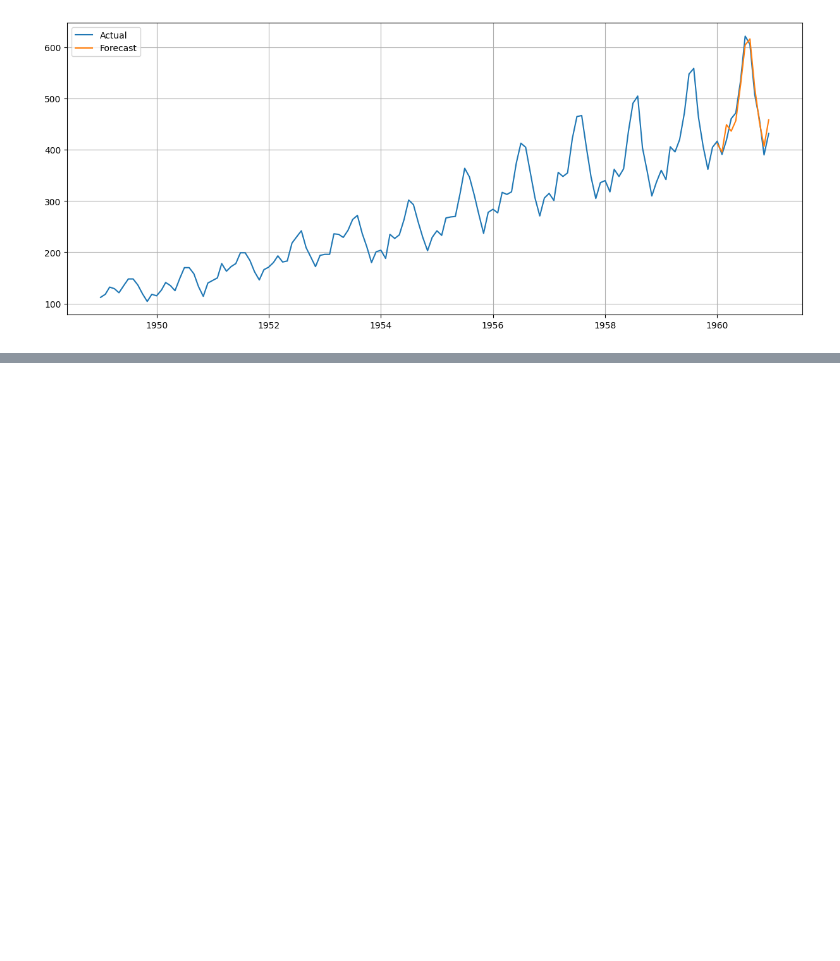
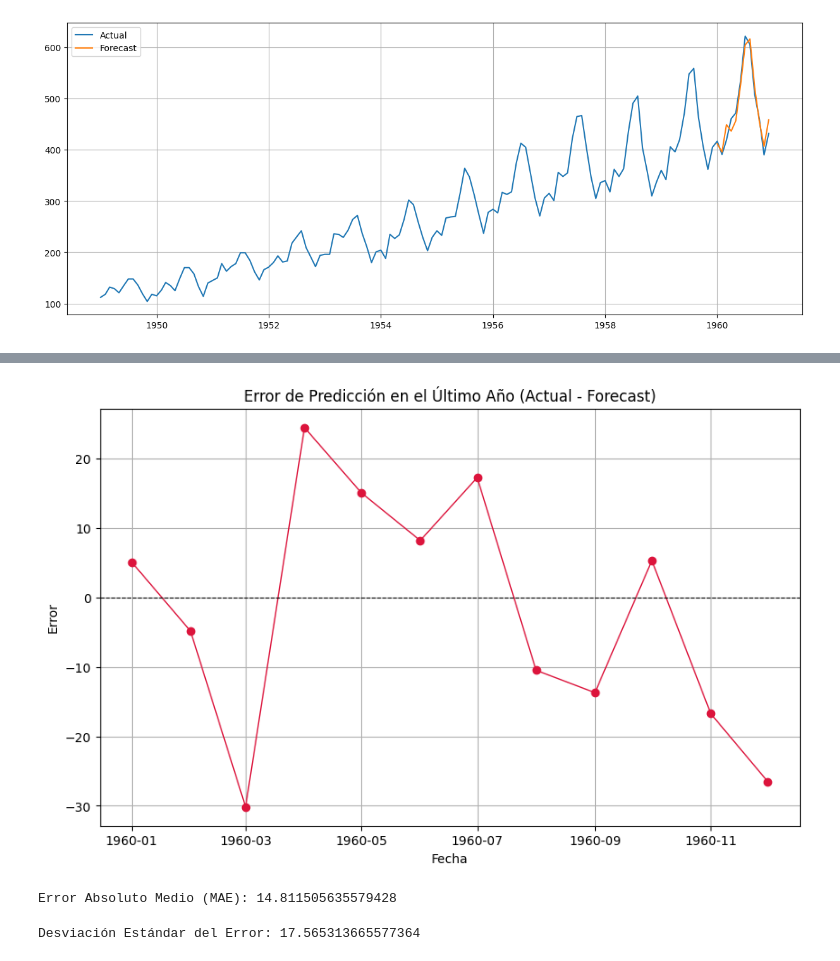
Before and after one commit to JoelByron/AI_Camp_TalentoTech, a Jupyter notebook: notebooks/10_Modelo_prediccion_de_series_temporales_Amazon.ipynb, the cells around one changed output, grey strips where cells are left out. Cells and saved outputs as stored; diff of their text form; code cells hidden in the pictures; blank space fills up the shorter version.

```diff
--- a/notebooks/10_Modelo_prediccion_de_series_temporales_Amazon.ipynb
+++ b/notebooks/10_Modelo_prediccion_de_series_temporales_Amazon.ipynb
@@ -151,0 +166,24 @@ plt.show()
+# %%
+# Visualizar el error en el tiempo
+plt.figure(figsize=(10, 6))
+plt.plot(df_test.index, df_test["error"], marker='o', color="crimson", linestyle='-', linewidth=1)
+plt.title("Error de Predicción en el Último Año (Actual - Forecast)")
+plt.xlabel("Fecha")
+plt.ylabel("Error")
+plt.axhline(0, color='black', linestyle='--', linewidth=0.8)  # Línea horizontal en el nivel 0
+plt.grid(True)
+plt.show()
+# %% [output]
+[figure, added]
+# %%
+# Calcular el MAE (error absoluto medio)
+mae = df_test["error"].abs().mean()
+print("Error Absoluto Medio (MAE):", mae)
+# %% [output]
+Error Absoluto Medio (MAE): 14.811505635579428
+# %%
+# Calcular la desviación estándar del error
+std_error = df_test["error"].std()
+print("Desviación Estándar del Error:", std_error)
+# %% [output]
+Desviación Estándar del Error: 17.565313665577364
```
Also changed, not shown: parts of 1 cell of this notebook.
